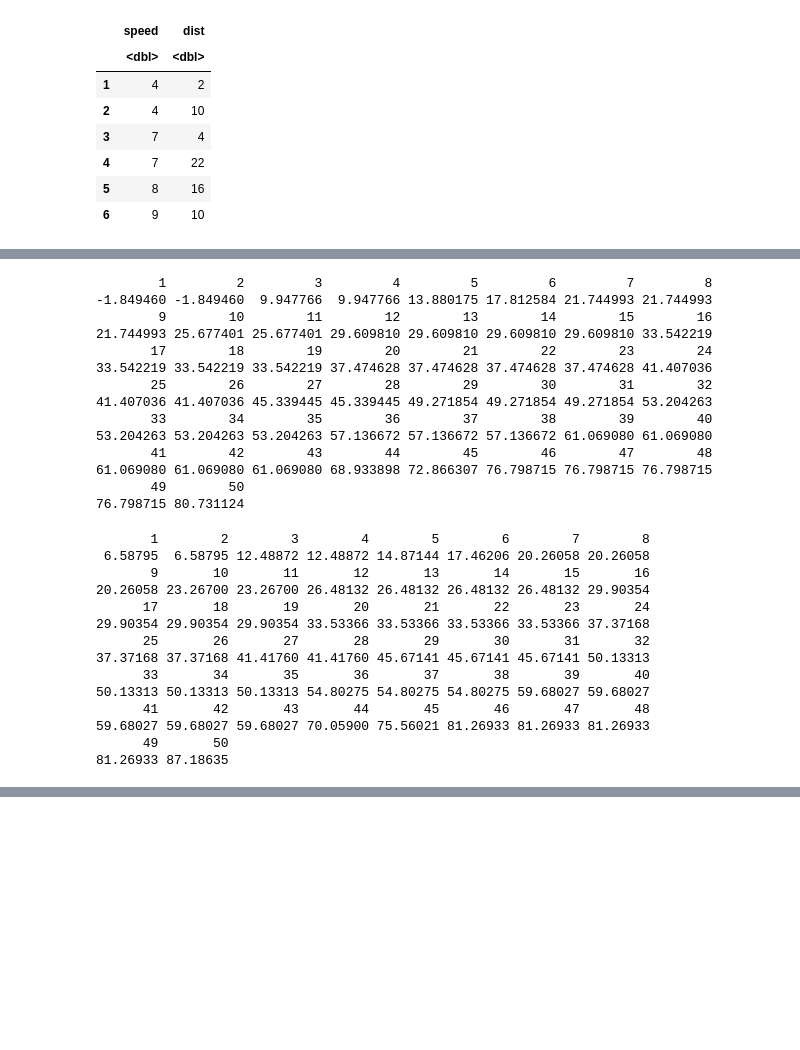
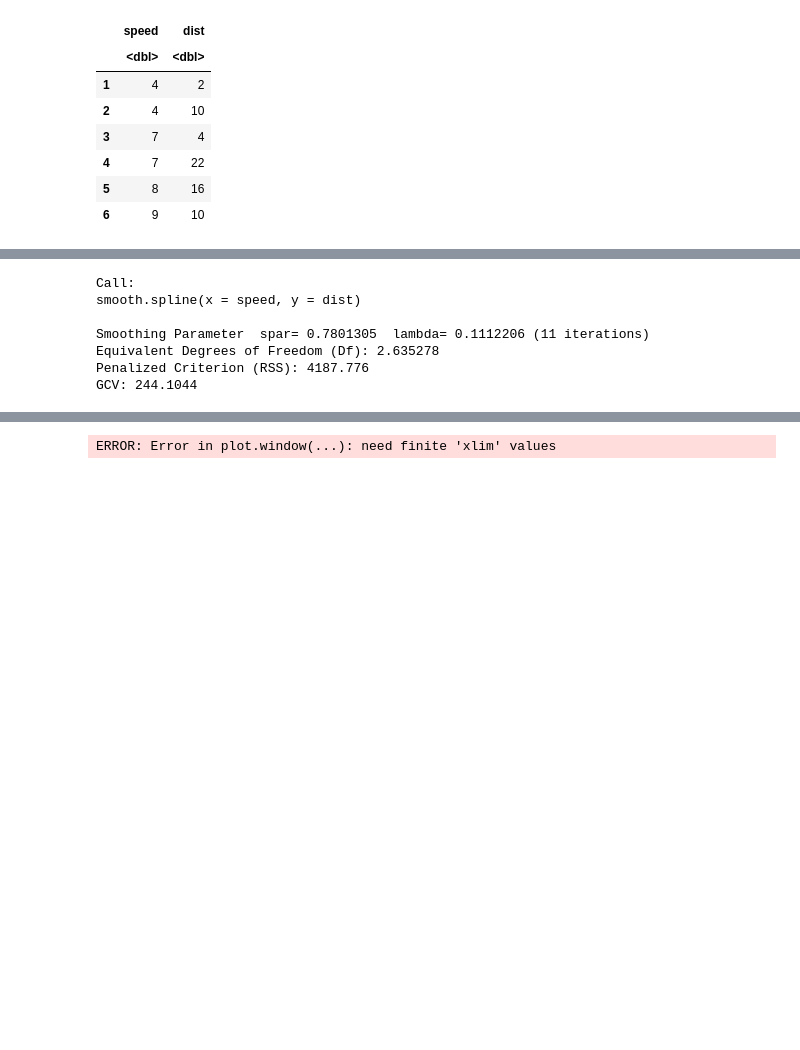
Before and after one commit to hkopanski/ST_503, a Jupyter notebook: HW4.ipynb, the cells around one changed output, grey strips where cells are left out. Drawn from its saved outputs; the diff is of its cells as text; code cells hidden in the pictures; blank space fills up the shorter version.

```diff
--- a/HW4.ipynb
+++ b/HW4.ipynb
@@ -312,35 +366,13 @@ cars %>% ggplot() +
-# %%
-#c
-cars_model3 <- lm(sqrt(dist) ~ speed, data = cars)
-# %% [output]
-        1         2         3         4         5         6         7         8
--1.849460 -1.849460  9.947766  9.947766 13.880175 17.812584 21.744993 21.744993
-        9        10        11        12        13        14        15        16
-21.744993 25.677401 25.677401 29.609810 29.609810 29.609810 29.609810 33.542219
-       17        18        19        20        21        22        23        24
-33.542219 33.542219 33.542219 37.474628 37.474628 37.474628 37.474628 41.407036
-       25        26        27        28        29        30        31        32
-41.407036 41.407036 45.339445 45.339445 49.271854 49.271854 49.271854 53.204263
-       33        34        35        36        37        38        39        40
-53.204263 53.204263 53.204263 57.136672 57.136672 57.136672 61.069080 61.069080
-       41        42        43        44        45        46        47        48
-61.069080 61.069080 61.069080 68.933898 72.866307 76.798715 76.798715 76.798715
-       49        50
-76.798715 80.731124
-# %%
-predicted_dist3^2
-# %% [output]
-       1        2        3        4        5        6        7        8
- 6.58795  6.58795 12.48872 12.48872 14.87144 17.46206 20.26058 20.26058
-       9       10       11       12       13       14       15       16
-20.26058 23.26700 23.26700 26.48132 26.48132 26.48132 26.48132 29.90354
-      17       18       19       20       21       22       23       24
-29.90354 29.90354 29.90354 33.53366 33.53366 33.53366 33.53366 37.37168
-      25       26       27       28       29       30       31       32
-37.37168 37.37168 41.41760 41.41760 45.67141 45.67141 45.67141 50.13313
-      33       34       35       36       37       38       39       40
-50.13313 50.13313 50.13313 54.80275 54.80275 54.80275 59.68027 59.68027
-      41       42       43       44       45       46       47       48
-59.68027 59.68027 59.68027 70.05900 75.56021 81.26933 81.26933 81.26933
-      49       50
-81.26933 87.18635
+# %%
+spline_model <- with(cars, smooth.spline(speed, dist))
+
+spline_model
+matplot("speed", cbind("dist", spline_model$dist))
+# %% [output]
+Call:
+smooth.spline(x = speed, y = dist)
+
+Smoothing Parameter  spar= 0.7801305  lambda= 0.1112206 (11 iterations)
+Equivalent Degrees of Freedom (Df): 2.635278
+Penalized Criterion (RSS): 4187.776
+GCV: 244.1044
@@ -346,0 +395,2 @@ predicted_dist3^2
+ERROR: Error in plot.window(...): need finite 'xlim' values
+[figure, added]
```
Also changed, not shown: parts of 5 cells of this notebook.
